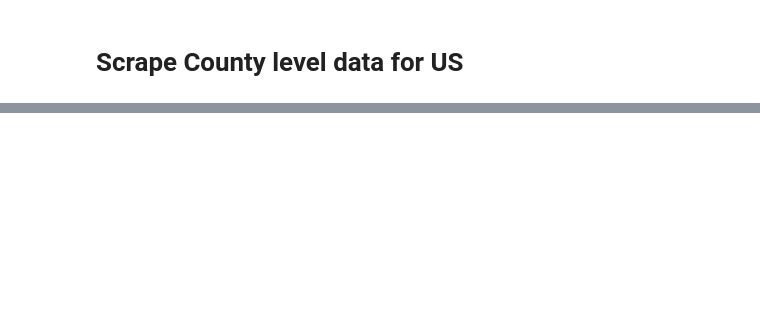
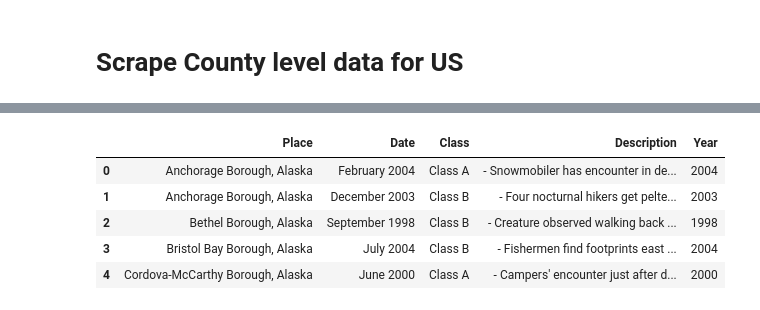
Before and after one commit to yiren54610/Bigfoot, a Jupyter notebook: Scraping.ipynb, the cells around one changed output, grey strips where cells are left out. Drawn from its saved outputs; the diff is of its cells as text; code cells hidden in the pictures; blank space fills up the shorter version.

```diff
--- a/Scraping.ipynb
+++ b/Scraping.ipynb
@@ -218,0 +381,22 @@ for tables in table_content[1:]:
+# %%
+import re
+y = r"(\b\d{4})"
+# %%
+years = dt['Date'].str.extract(y)
+dt['Year'] = years
+# %%
+c = r"[(](Class \w)[)]"
+classes = dt['Class'].str.extract(c)
+dt['Class'] = classes
+# %%
+Place = dt['Place'].str.replace(r"[()]", "", regex=True)
+dt['Place'] = Place
+# %%
+dt.head()
+# %% [output]
+|  | Place | Date | Class | Description | Year |
+| 0 | Anchorage Borough, Alaska | February 2004 | Class A | - Snowmobiler has encounter in de... | 2004 |
+| 1 | Anchorage Borough, Alaska | December 2003 | Class B | - Four nocturnal hikers get pelte... | 2003 |
+| 2 | Bethel Borough, Alaska | September 1998 | Class B | - Creature observed walking back ... | 1998 |
+| 3 | Bristol Bay Borough, Alaska | July 2004 | Class B | - Fishermen find footprints east ... | 2004 |
+| 4 | Cordova-McCarthy Borough, Alaska | June 2000 | Class A | - Campers' encounter just after d... | 2000 |
```
Also changed, not shown: parts of 34 cells of this notebook, 3 other files.
